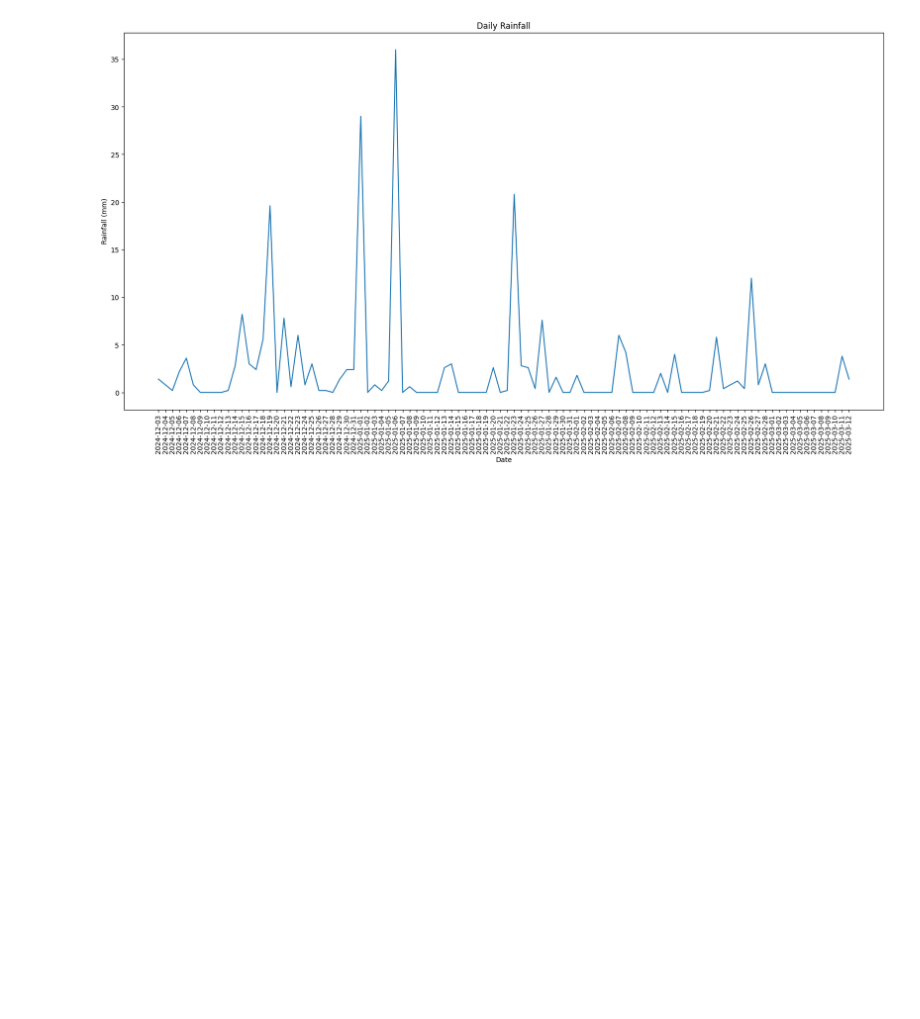
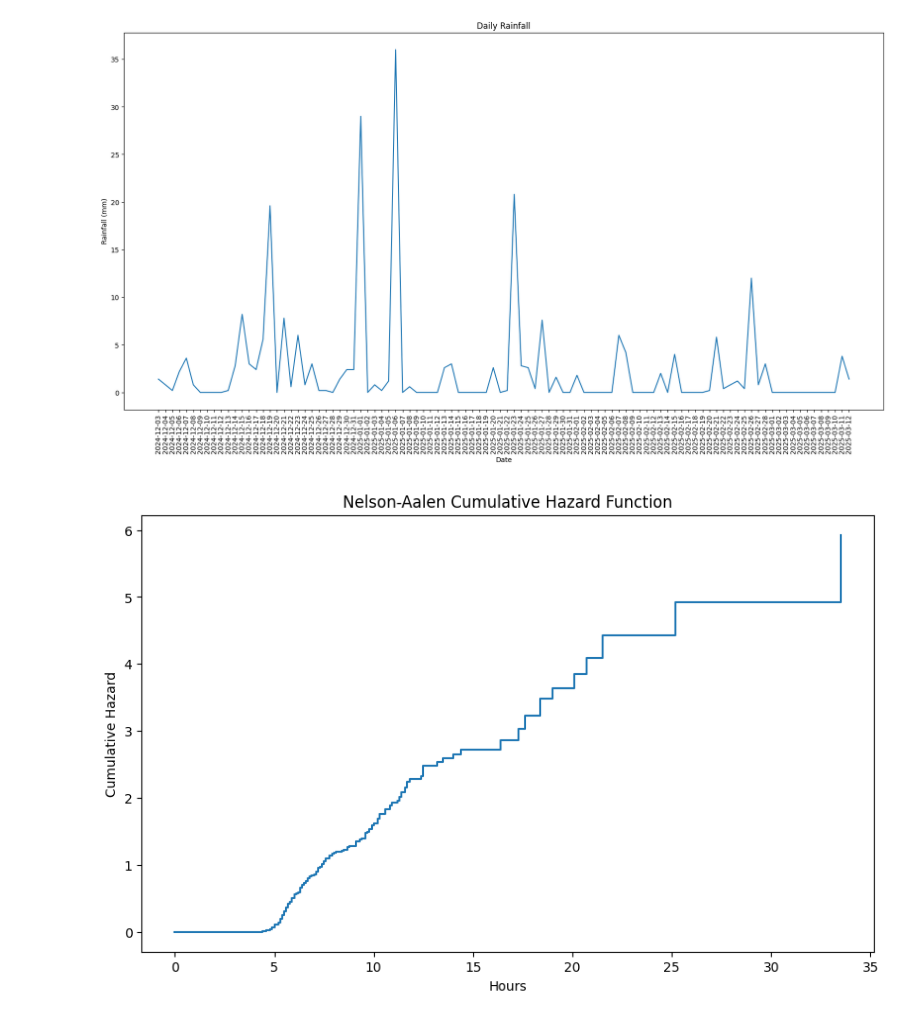
Before and after one commit to FenrisWulven/aba_flooding, a Jupyter notebook: notebooks/survival_analysis.ipynb, the cells around one changed output. Cells and saved outputs as stored; diff of their text form; code cells hidden in the pictures; blank space fills up the shorter version.

```diff
--- a/notebooks/survival_analysis.ipynb
+++ b/notebooks/survival_analysis.ipynb
@@ -23,9 +41,6 @@ df.dropna(inplace=True)
 # %%
 # lav en water at ground kollone og brug den (jordtype)
 # %%
-# Label dry spells (0 = dry, 1 = rain)
-df["is_rain"] = (df["WOG_clay"] > 5).astype(int)
-
 # Compute durations of dry spells
 dry_spells = []
 current_duration = 0
@@ -166,3 +195,18 @@ plt.xticks(rotation=90)
 plt.show()
 # %% [output]
 [figure]
+# %%
+from sksurv.nonparametric import nelson_aalen_estimator
+
+# Compute Nelson-Aalen estimator
+na_estimator = nelson_aalen_estimator(df["is_rain"].astype(bool), df["Nedbor"])
+
+# Plot cumulative hazard function
+plt.figure(figsize=(10, 6))
+plt.step(na_estimator[0], na_estimator[1], where="post")
+plt.title("Nelson-Aalen Cumulative Hazard Function")
+plt.xlabel("Hours")
+plt.ylabel("Cumulative Hazard")
+plt.show()
+# %% [output]
+[figure, added]
```
Also changed, not shown: parts of 16 cells of this notebook.
